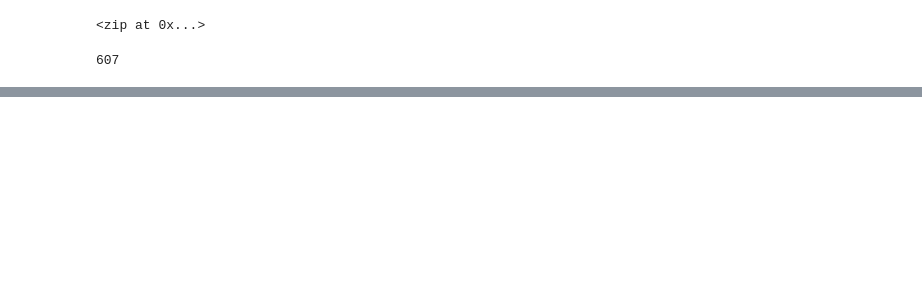
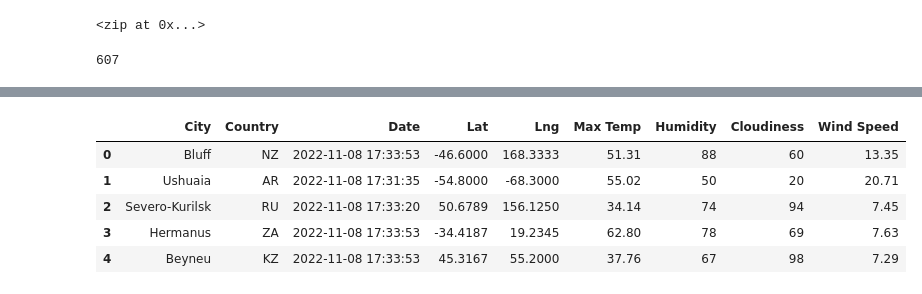
Before and after one commit to albertoaignr/World_Weather_Analysis, a Jupyter notebook: WeatherPy.ipynb, the cells around one changed output, grey strips where cells are left out. Cells and saved outputs as stored; diff of their text form; code cells hidden in the pictures; blank space fills up the shorter version.

```diff
--- a/WeatherPy.ipynb
+++ b/WeatherPy.ipynb
@@ -32,0 +153,12 @@ len(cities)
+# %%
+new_column_order = ["City","Country","Date","Lat","Lng","Max Temp","Humidity","Cloudiness","Wind Speed"]
+# %%
+city_data_df = city_data_df[new_column_order]
+city_data_df.head()
+# %% [output]
+|  | City | Country | Date | Lat | Lng | Max Temp | Humidity | Cloudiness | Wind Speed |
+| 0 | Bluff | NZ | 2022-11-08 17:33:53 | -46.6000 | 168.3333 | 51.31 | 88 | 60 | 13.35 |
+| 1 | Ushuaia | AR | 2022-11-08 17:31:35 | -54.8000 | -68.3000 | 55.02 | 50 | 20 | 20.71 |
+| 2 | Severo-Kurilsk | RU | 2022-11-08 17:33:20 | 50.6789 | 156.1250 | 34.14 | 74 | 94 | 7.45 |
+| 3 | Hermanus | ZA | 2022-11-08 17:33:53 | -34.4187 | 19.2345 | 62.80 | 78 | 69 | 7.63 |
+| 4 | Beyneu | KZ | 2022-11-08 17:33:53 | 45.3167 | 55.2000 | 37.76 | 67 | 98 | 7.29 |
```
Also changed, not shown: parts of 8 cells of this notebook, 2 other files.
